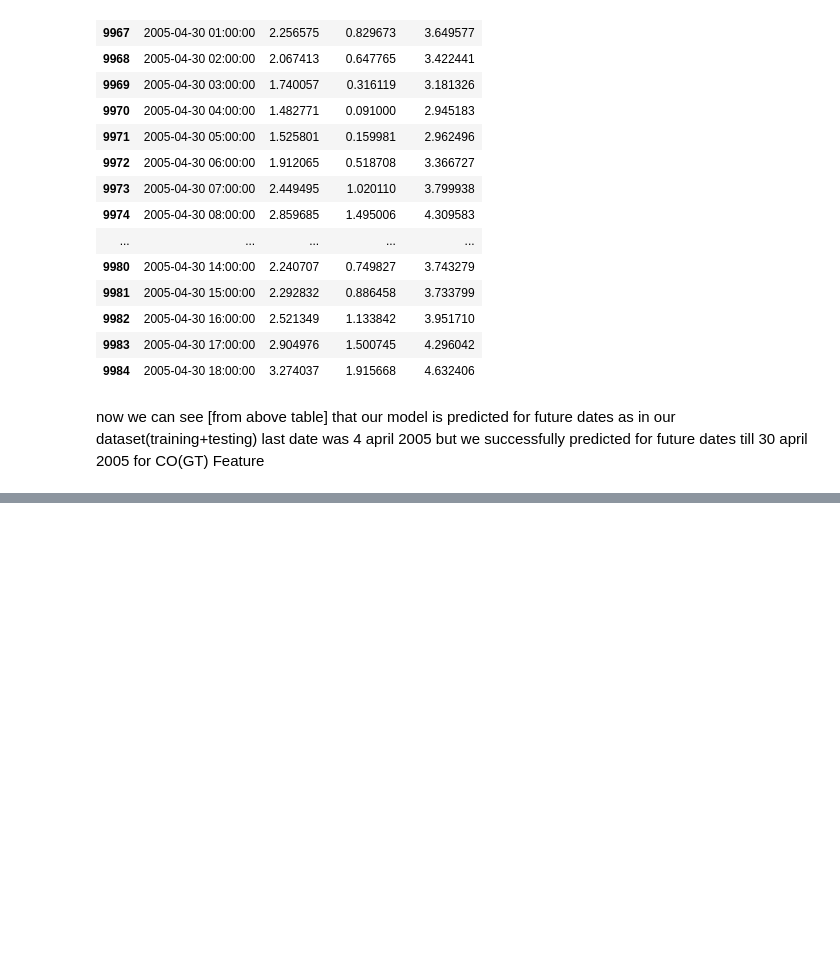
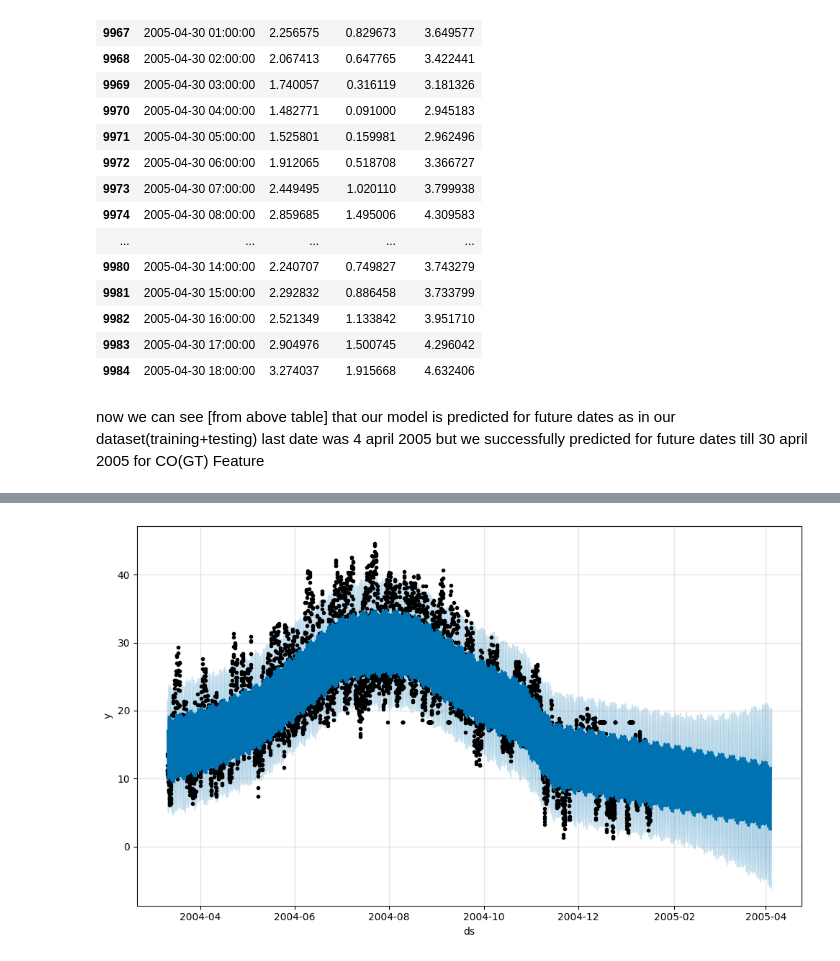
Before and after one commit to dwivediprashant/AIR_QUALITY_INDEX_PROJECT, a Jupyter notebook: airQualityIndex.ipynb, the cells around one changed output, grey strips where cells are left out. Saved outputs shown, nothing was run; the diff lists cells and outputs as text; code cells hidden in the pictures; blank space fills up the shorter version.

```diff
--- a/airQualityIndex.ipynb
+++ b/airQualityIndex.ipynb
@@ -739,0 +865,4 @@ now we can see [from above table] that our model is predicted for future dates a
+# %%
+fig1=model.plot(forecast)
+# %% [output]
+[figure, added]
```
Also changed, not shown: parts of 22 cells of this notebook.
